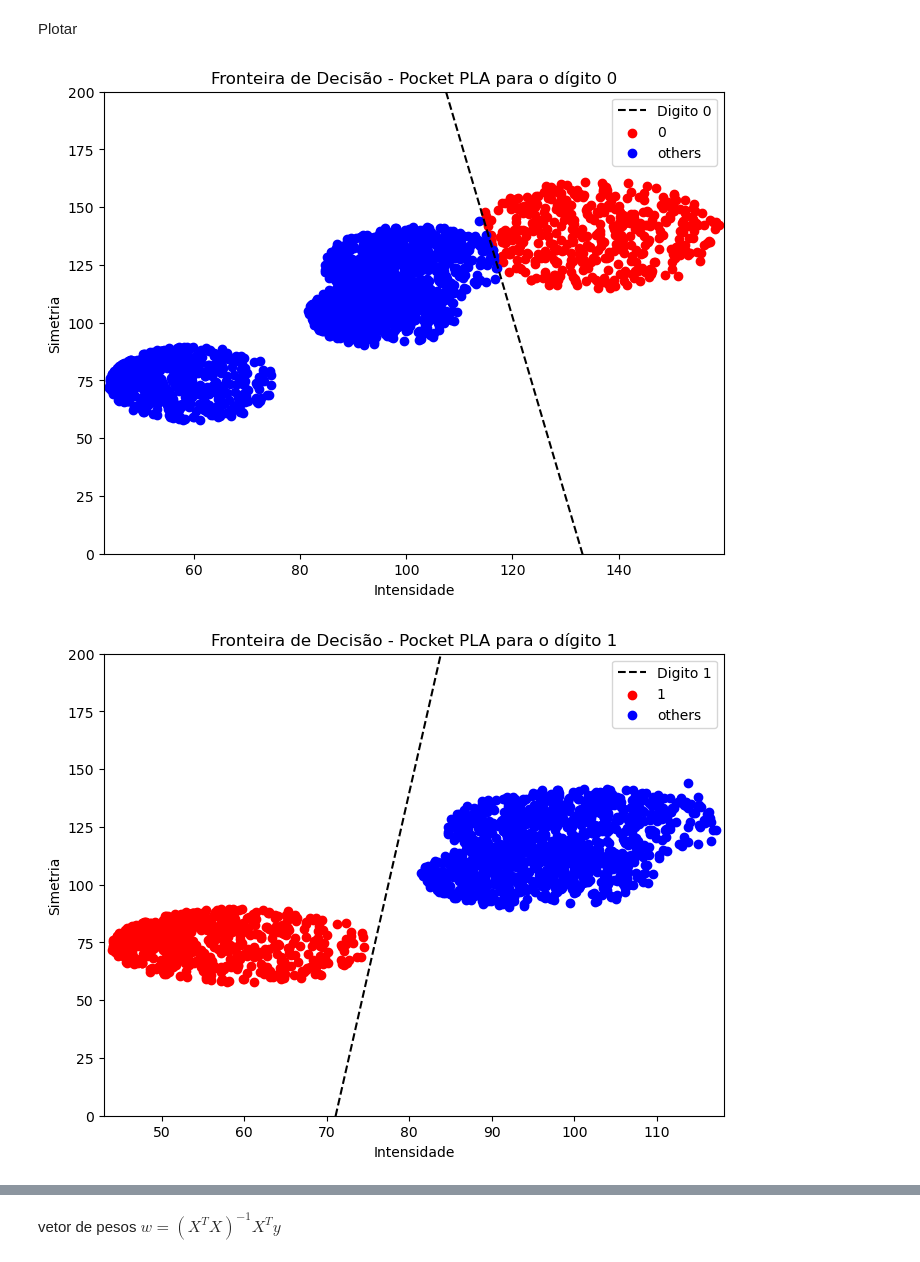
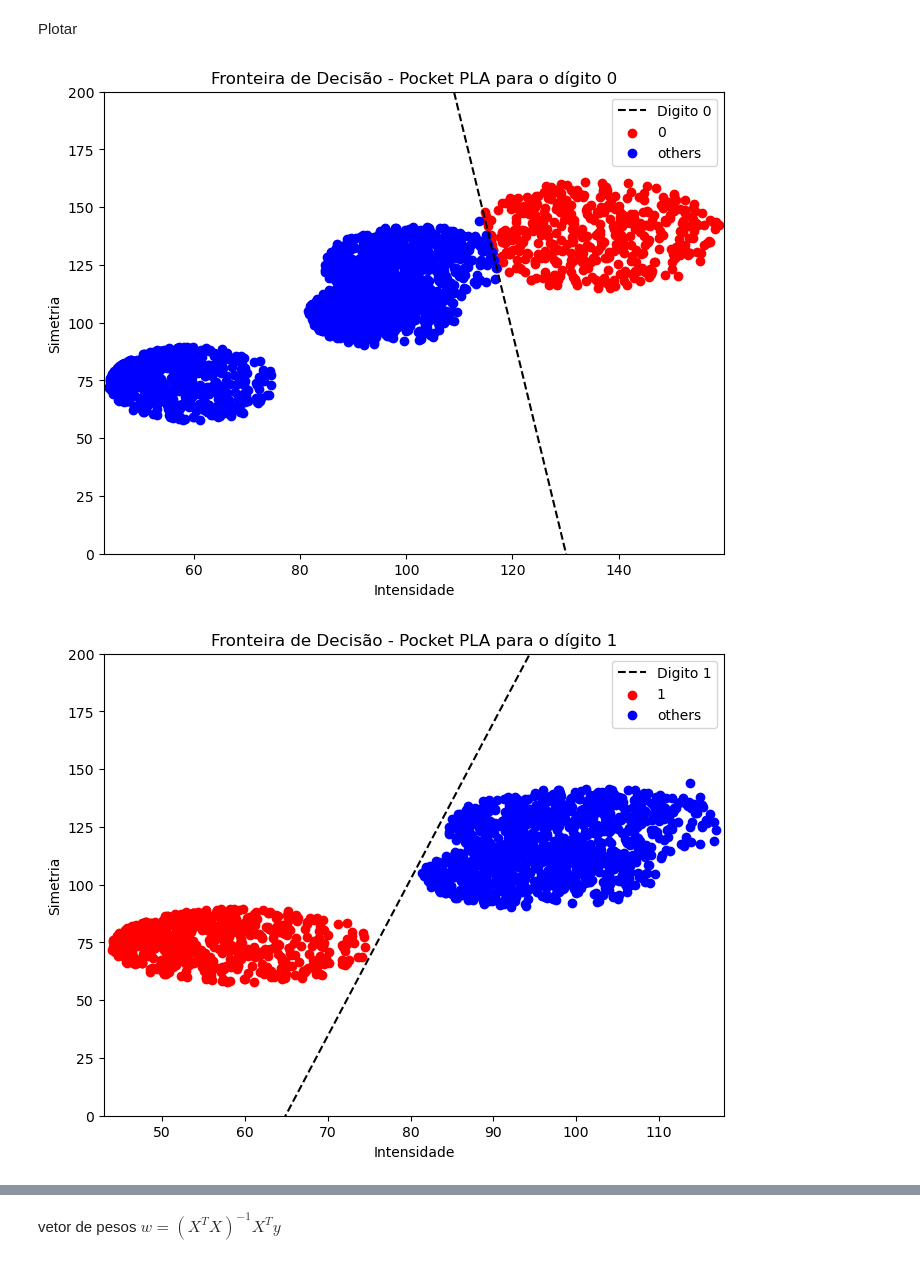
Before and after one commit to adriel1ft/reconhecimento_padroes, a Jupyter notebook: 1xtodos_adriel.ipynb, the cells around one changed output, grey strips where cells are left out. Drawn from its saved outputs; the diff is of its cells as text; code cells hidden in the pictures.

```diff
--- a/1xtodos_adriel.ipynb
+++ b/1xtodos_adriel.ipynb
@@ -99,7 +68,7 @@ class PocketPla():
 
     def fit(self, X, y):
         X = np.column_stack((np.ones(len(X)), X))
-        w = np.zeros(X.shape[1])  # Adaptando para o tamanho correto
+        w = np.zeros(3)  # Adaptando para o tamanho correto
         self.best_w = w.copy()
 
         for _ in range(self.max_iter):
@@ -161,39 +130,39 @@ def classificar_sequencialmente(digitos, X_train, y_train_initial):
     Retorna um dicionário com os resultados das previsões para cada dígito.
     """
     resultados = {}  # Para armazenar resultados
     indices_restantes = np.arange(X_train.shape[0])  # Iniciar com todos os índices
+    iteracoes = 2000000
 
     for digito in digitos:
         # Gerar y_train binarizado para o dígito atual
         y_train_bin = classe_digito(digito, y_train_initial[indices_restantes])
 
-        # Inicializar e treinar o modelo para o dígito atual
-        PLA = PocketPla(2000000)
+
+        PLA = PocketPla(iteracoes)
         PLA.fit(X_train[indices_restantes], y_train_bin)
 
-        # Fazer a predição
         y_pred = PLA.predict(X_train[indices_restantes])
 
         # Armazenar os resultados no dicionário
         resultados[digito] = {
             "modelo": PLA,
-            "y_pred": y_pred,
+            "y_pred_treino": y_pred,
             "indices": indices_restantes
         }
-        # Plotar a fronteira de decisão para o dígito atual
+
         PLA.plot_decision_boundary(X_train[indices_restantes], y_pred, digito)
-        # Atualizar os índices restantes para o próximo ciclo (mantendo apenas os que não foram classificados como 1)
+
         indices_restantes = indices_restantes[np.where(y_pred == -1)[0]]
-
+        iteracoes -= 100000
 
 
     return resultados
 
 # Lista de dígitos que você deseja classificar
 digitos = [0,1,4]
 
 # Chamar a função automatizada
 resultados = classificar_sequencialmente(digitos, X_train, y_train_initial)
 # %% [output]
-[figure, old version]
+[figure, new version]
-[figure, old version]
+[figure, new version]
```
Also changed, not shown: parts of 22 cells of this notebook.
